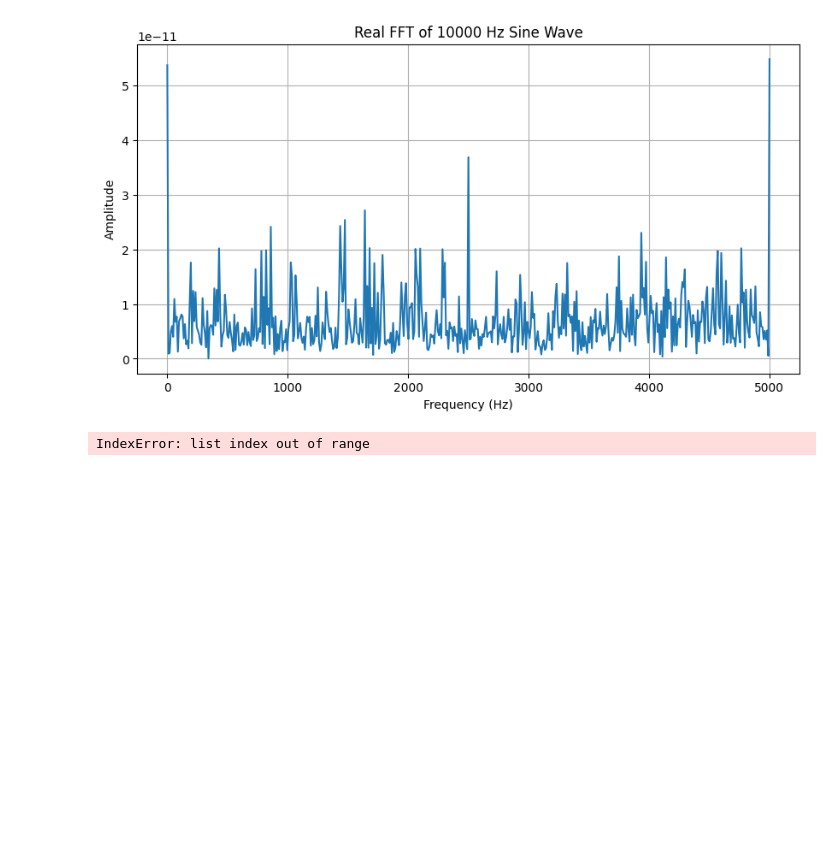
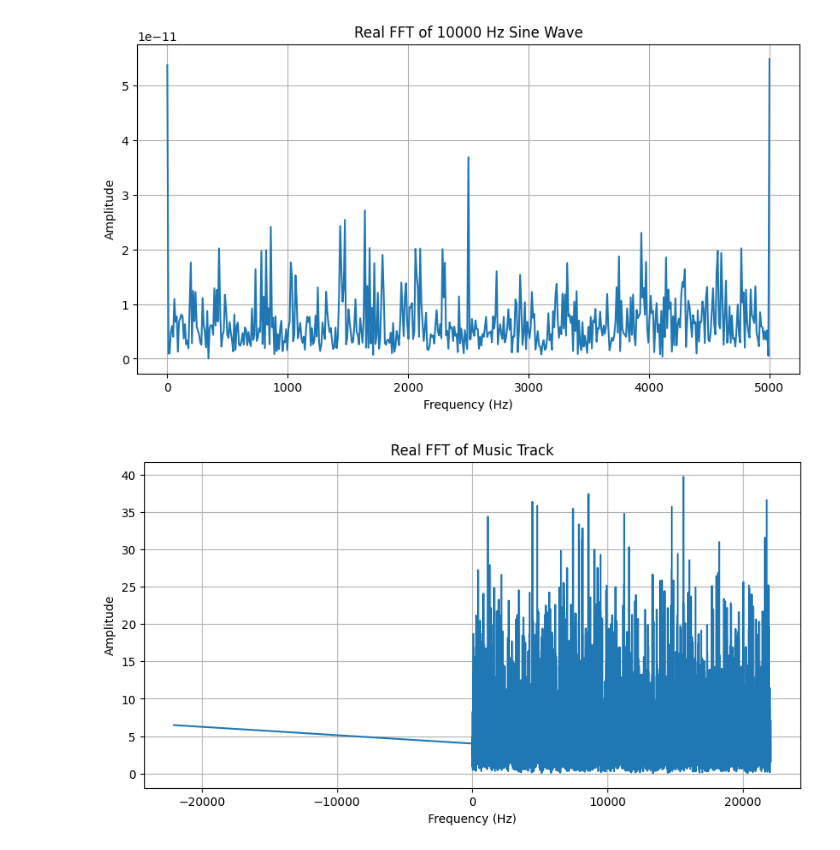
Before and after one commit to filip-sec/FFT_Algorithm, a Jupyter notebook: FFT/FFT.ipynb, the cells around one changed output. Saved outputs shown, nothing was run; the diff lists cells and outputs as text; code cells hidden in the pictures; blank space fills up the shorter version.

```diff
--- a/FFT/FFT.ipynb
+++ b/FFT/FFT.ipynb
@@ -148,25 +148,25 @@ plt.show()
 # %%
 import numpy as np
 import matplotlib.pyplot as plt
 import librosa
 
 # Load the music track
-audio_file = 'strange.wav'
+audio_file = 'ouch.wav'
 y, sr = librosa.load(audio_file, sr=None)
 
 # Apply real FFT to the audio signal
 fft_result = realfft(y)
 
 # Frequency axis
 freqs = np.fft.fftfreq(len(y), 1/sr)[:len(y)//2 + 1]
 
 # Plot
 plt.figure(figsize=(10, 5))
 plt.plot(freqs, np.abs(fft_result)[:len(y)//2 + 1])
 plt.title('Real FFT of Music Track')
 plt.xlabel('Frequency (Hz)')
 plt.ylabel('Amplitude')
 plt.grid(True)
 plt.show()
 # %% [output]
-IndexError: list index out of range
+[figure, added]
```
Also changed, not shown: parts of 1 cell of this notebook.
